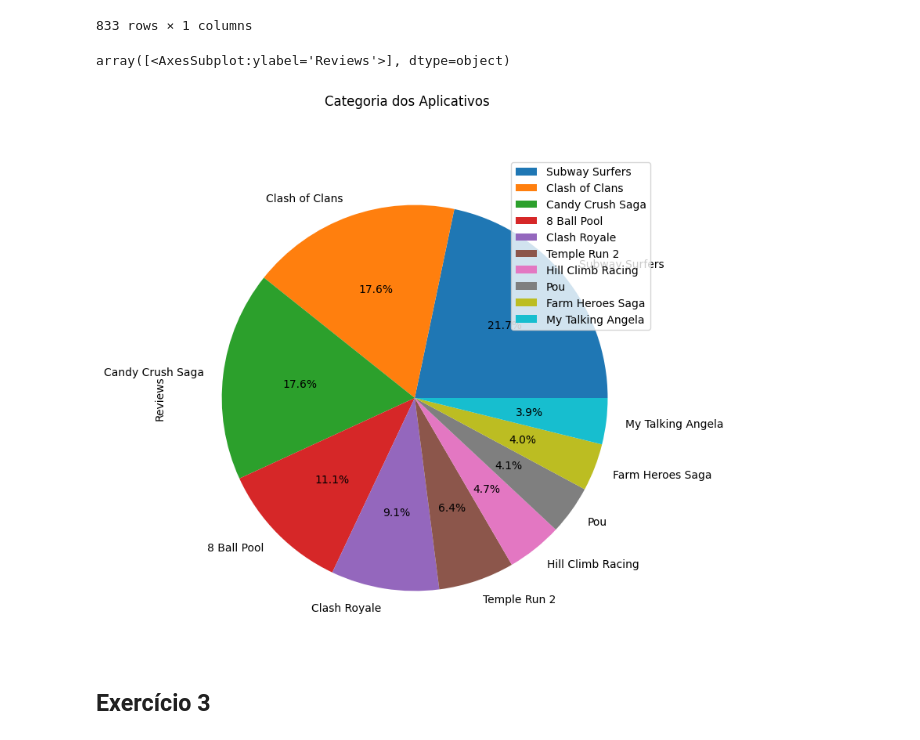
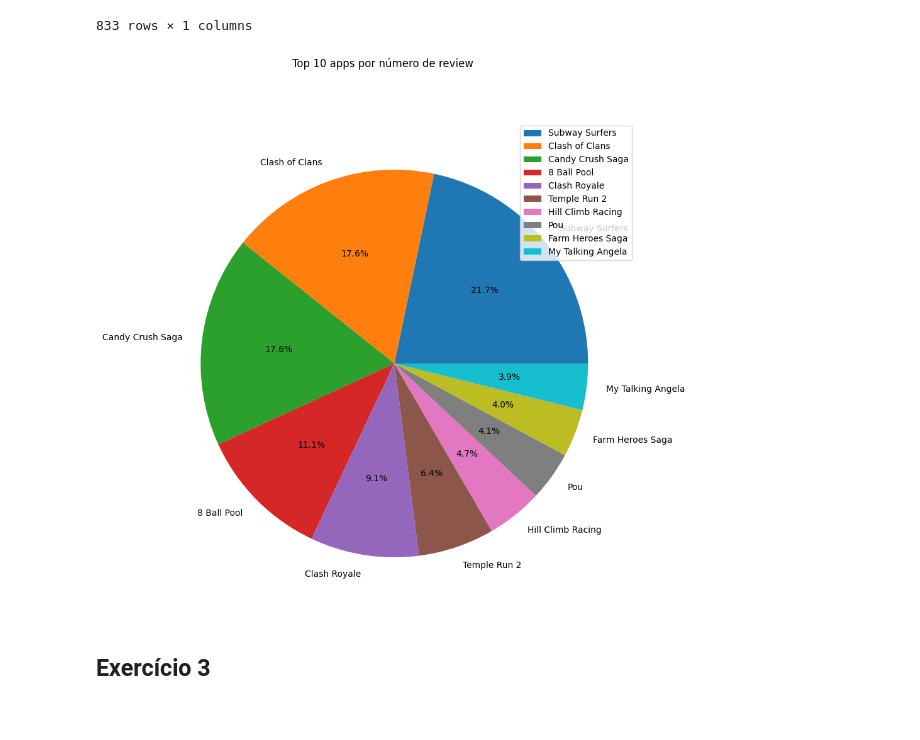
Before and after one commit to Luiz695/sprint02-Python-compass, a Jupyter notebook: lista-de-exercicios/lista-02/Lista_02.ipynb, the cells around one changed output. Saved outputs shown, nothing was run; the diff lists cells and outputs as text; code cells hidden in the pictures.

```diff
--- a/lista-de-exercicios/lista-02/Lista_02.ipynb
+++ b/lista-de-exercicios/lista-02/Lista_02.ipynb
@@ -525,10 +569,11 @@ df_resolucao_3
 833 rows × 1 columns
 # %%
 df_resolucao_3 = df_resolucao_3.head(10)
-df_resolucao_3.plot.pie(title = "Categoria dos Aplicativos", figsize=(8, 8), autopct='%1.1f%%', subplots = True, legend = True)
+df_resolucao_3.plot.pie(title = "Top 10 apps por número de review", figsize=(15, 10), autopct='%1.1f%%', subplots = True, legend = True, ylabel='')
+plt.legend(loc="best")
+plt.savefig('top_10_app_por_número_de_reviews')
 # %% [output]
-array([<AxesSubplot:ylabel='Reviews'>], dtype=object)
-[figure, old version]
+[figure, new version]
 # %% [markdown]
 ## Exercício 3
 # %% [markdown]
```
Also changed, not shown: parts of 15 cells of this notebook, 4 other files.
